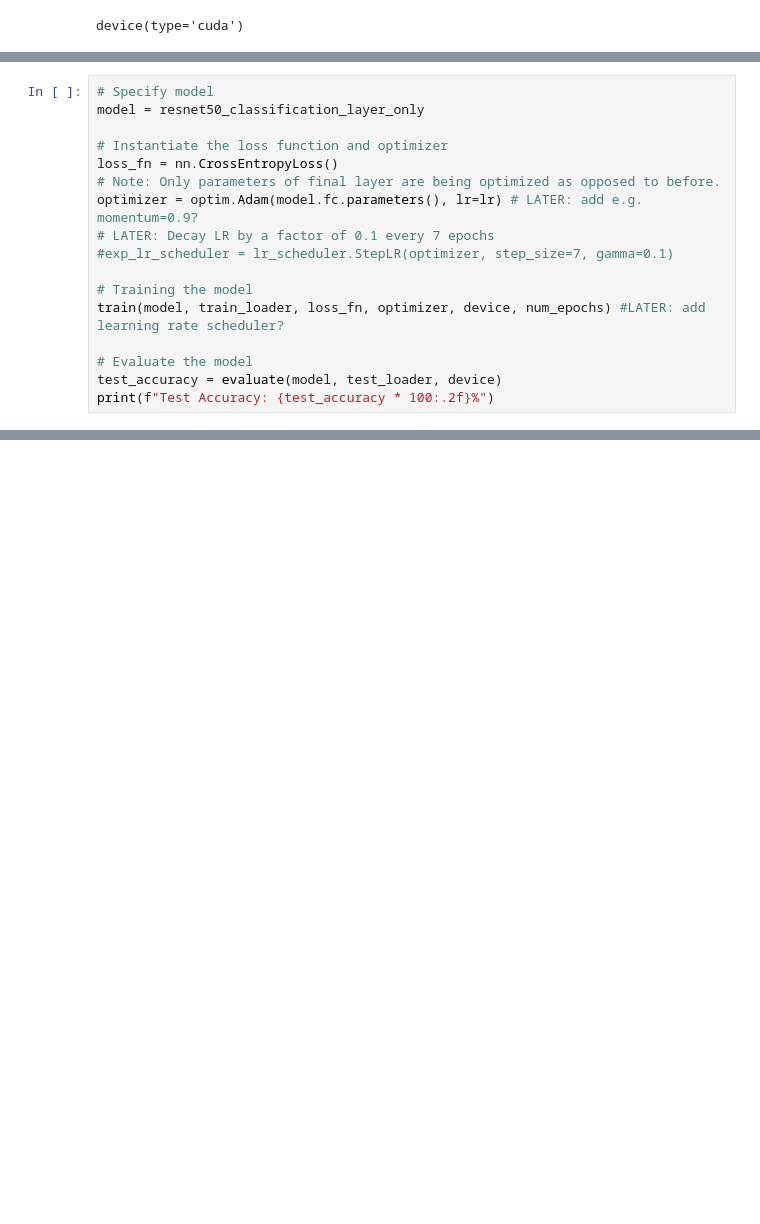
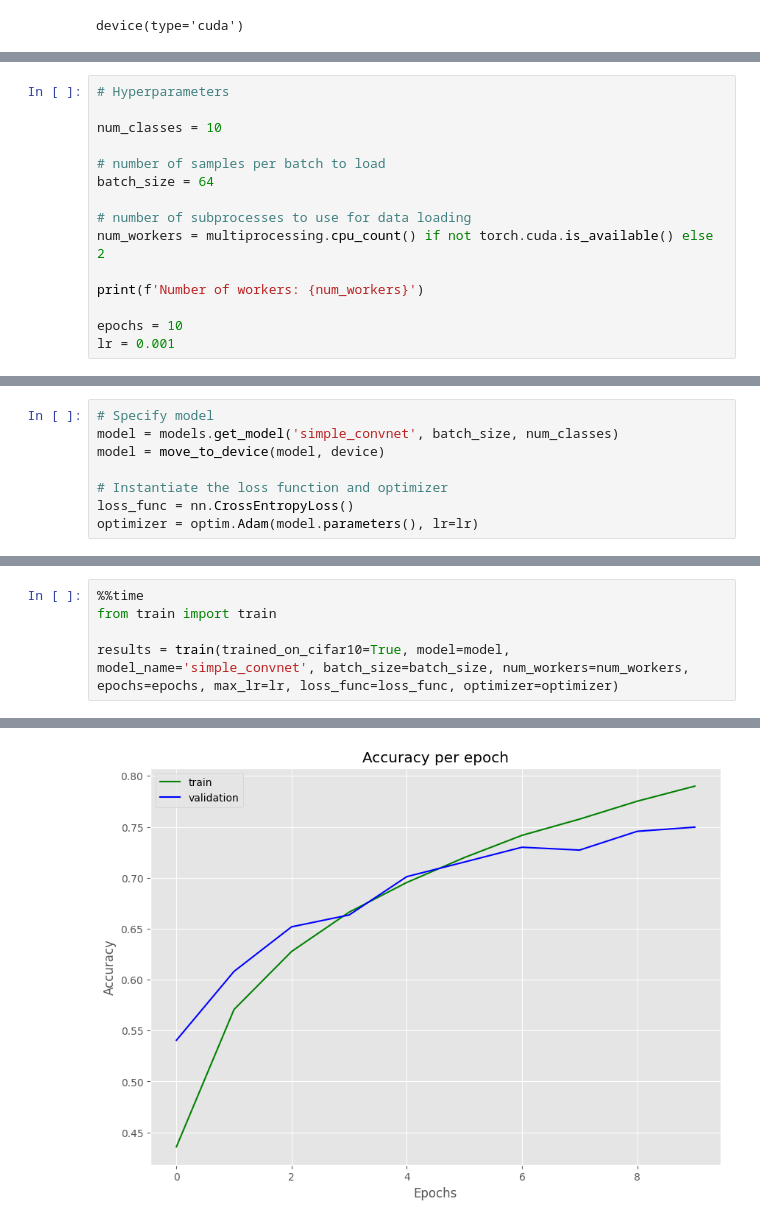
Before and after one commit to myng15/xAI-project-computer-vision, a Jupyter notebook: project-step-0-cifar10.ipynb, the cells around one changed output, grey strips where cells are left out. Drawn from its saved outputs; the diff is of its cells as text; blank space fills up the shorter version.

Commit message:
add new train/test results for Cifar10

```diff
--- a/project-step-0-cifar10.ipynb
+++ b/project-step-0-cifar10.ipynb
@@ -637,17 +37,0 @@ ResNet(
-# %%
-# Specify model
-model = resnet50_classification_layer_only
-
-# Instantiate the loss function and optimizer
-loss_fn = nn.CrossEntropyLoss()
-# Note: Only parameters of final layer are being optimized as opposed to before.
-optimizer = optim.Adam(model.fc.parameters(), lr=lr) # LATER: add e.g. momentum=0.9?
-# LATER: Decay LR by a factor of 0.1 every 7 epochs
-#exp_lr_scheduler = lr_scheduler.StepLR(optimizer, step_size=7, gamma=0.1)
-
-# Training the model
-train(model, train_loader, loss_fn, optimizer, device, num_epochs) #LATER: add learning rate scheduler?
-
-# Evaluate the model
-test_accuracy = evaluate(model, test_loader, device)
-print(f"Test Accuracy: {test_accuracy * 100:.2f}%")
@@ -729,0 +51,15 @@ plt.show()
+# %%
+# Hyperparameters
+
+num_classes = 10
+
+# number of samples per batch to load
+batch_size = 64
+
+# number of subprocesses to use for data loading
+num_workers = multiprocessing.cpu_count() if not torch.cuda.is_available() else 2
+
+print(f'Number of workers: {num_workers}')
+
+epochs = 10
+lr = 0.001
@@ -729,0 +80,8 @@ plt.show()
+# %%
+# Specify model
+model = models.get_model('simple_convnet', batch_size, num_classes)
+model = move_to_device(model, device)
+
+# Instantiate the loss function and optimizer
+loss_func = nn.CrossEntropyLoss()
+optimizer = optim.Adam(model.parameters(), lr=lr)
@@ -729,0 +106,6 @@ plt.show()
+# %%
+%%time
+from train import train
+
+results = train(trained_on_cifar10=True, model=model, model_name='simple_convnet', batch_size=batch_size, num_workers=num_workers, epochs=epochs, max_lr=lr, loss_func=loss_func, optimizer=optimizer)
+# %% [output]
@@ -729,0 +129 @@ plt.show()
+[figure, added]
```
Also changed, not shown: parts of 61 cells of this notebook.
